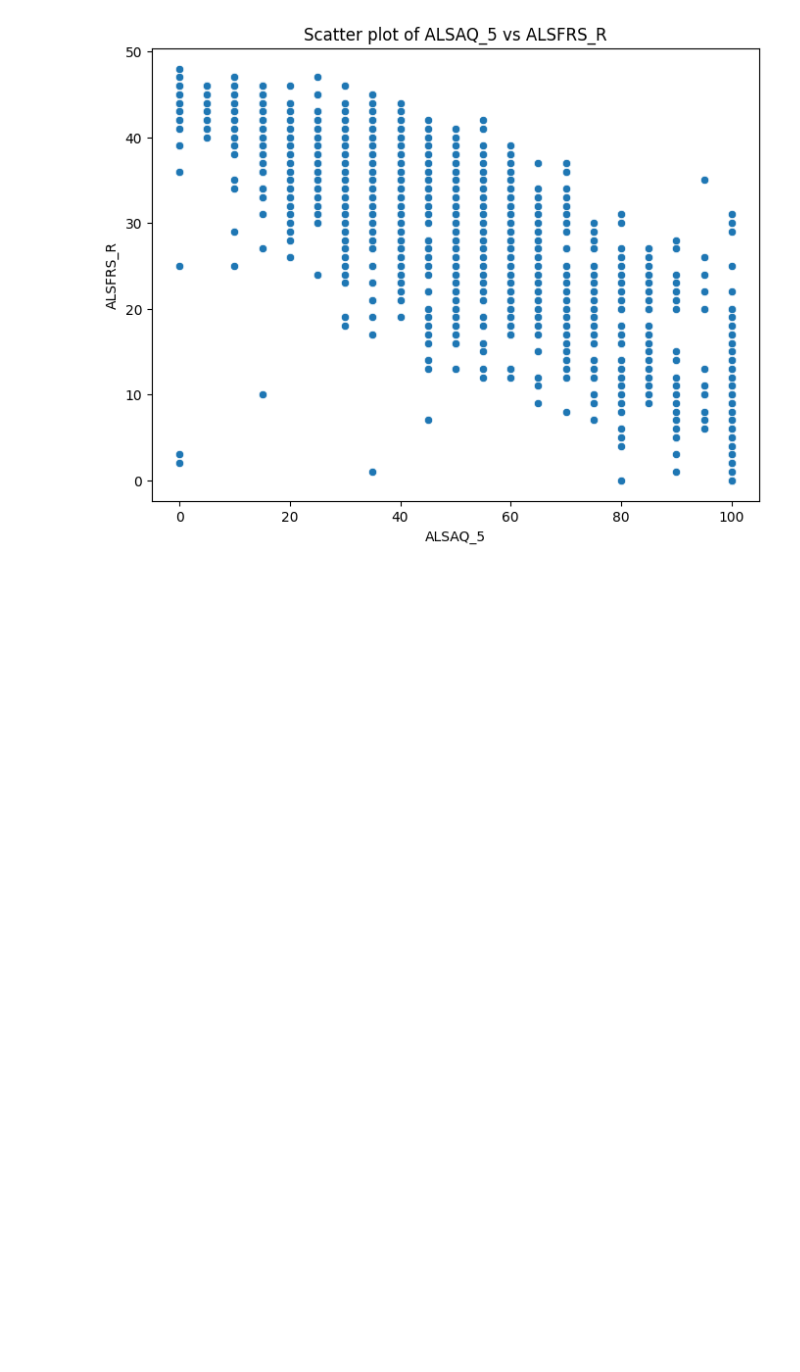
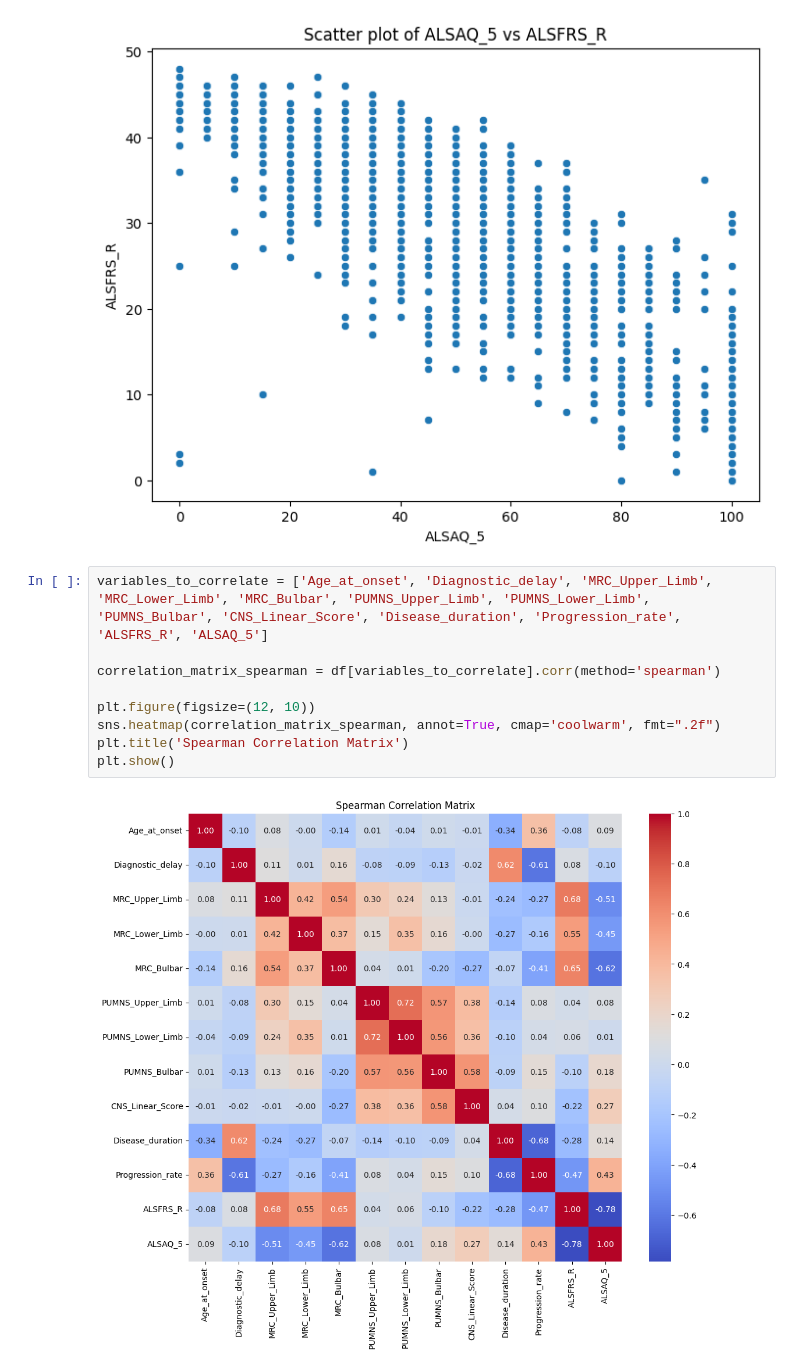
Before and after one commit to FaridRash/Advance-Statistical-Learnin--Semester-3, a Jupyter notebook: MH/PrePration.ipynb, the cells around one changed output. Cells and saved outputs as stored; diff of their text form; blank space fills up the shorter version.

```diff
--- a/MH/PrePration.ipynb
+++ b/MH/PrePration.ipynb
@@ -84,3 +90,14 @@ for var in variables_to_plot:
 [figure]
 [figure]
 [figure]
+# %%
+variables_to_correlate = ['Age_at_onset', 'Diagnostic_delay', 'MRC_Upper_Limb', 'MRC_Lower_Limb', 'MRC_Bulbar', 'PUMNS_Upper_Limb', 'PUMNS_Lower_Limb', 'PUMNS_Bulbar', 'CNS_Linear_Score', 'Disease_duration', 'Progression_rate', 'ALSFRS_R', 'ALSAQ_5']
+
+correlation_matrix_spearman = df[variables_to_correlate].corr(method='spearman')
+
+plt.figure(figsize=(12, 10))
+sns.heatmap(correlation_matrix_spearman, annot=True, cmap='coolwarm', fmt=".2f")
+plt.title('Spearman Correlation Matrix')
+plt.show()
+# %% [output]
+[figure, added]
```
Also changed, not shown: parts of 2 cells of this notebook.
